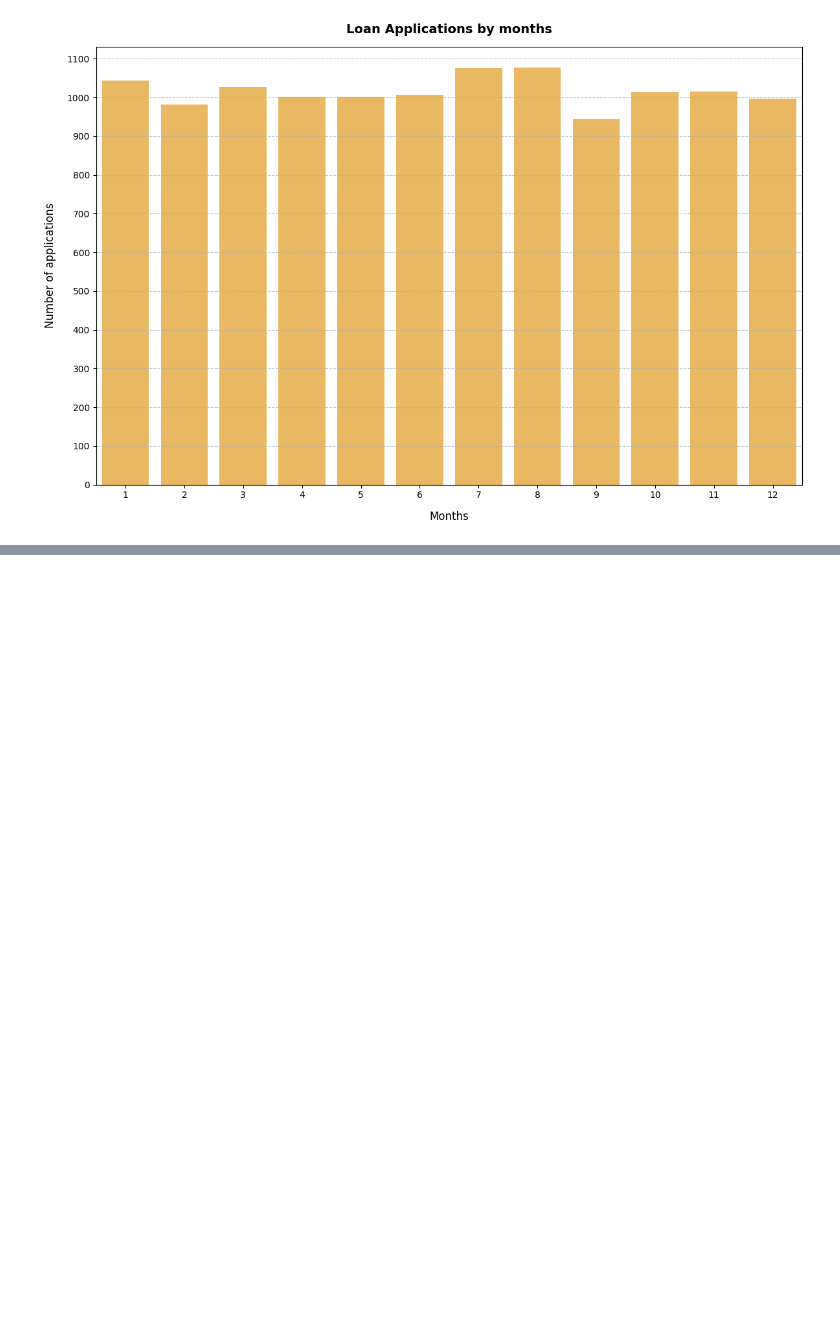
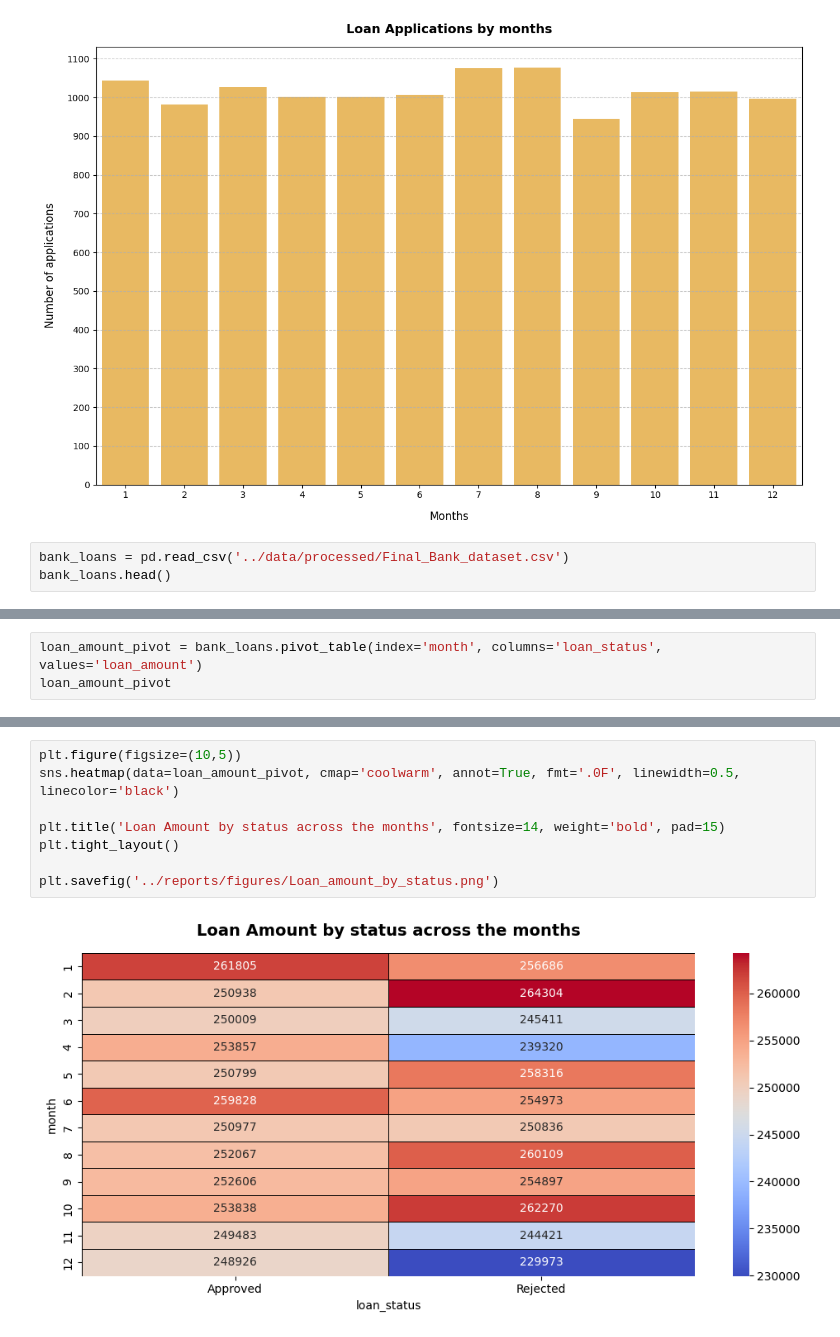
Before and after one commit to Hashim-baya/Data_Science, a Jupyter notebook: Bank Loan Dataset/notebooks/04_eda.ipynb, the cells around one changed output, grey strips where cells are left out. Drawn from its saved outputs; the diff is of its cells as text; blank space fills up the shorter version.

Commit message:
Data Visualization

```diff
--- a/Bank Loan Dataset/notebooks/04_eda.ipynb
+++ b/Bank Loan Dataset/notebooks/04_eda.ipynb
@@ -160,3 +160,6 @@ plt.tight_layout()
 plt.savefig('../reports/figures/Loan_Application_Months.png')
 # %% [output]
 [figure]
+# %%
+bank_loans = pd.read_csv('../data/processed/Final_Bank_dataset.csv')
+bank_loans.head()
@@ -162,0 +173,3 @@ plt.savefig('../reports/figures/Loan_Application_Months.png')
+# %%
+loan_amount_pivot = bank_loans.pivot_table(index='month', columns='loan_status', values='loan_amount')
+loan_amount_pivot
@@ -162,0 +191,10 @@ plt.savefig('../reports/figures/Loan_Application_Months.png')
+# %%
+plt.figure(figsize=(10,5))
+sns.heatmap(data=loan_amount_pivot, cmap='coolwarm', annot=True, fmt='.0F', linewidth=0.5, linecolor='black')
+
+plt.title('Loan Amount by status across the months', fontsize=14, weight='bold', pad=15)
+plt.tight_layout()
+
+plt.savefig('../reports/figures/Loan_amount_by_status.png')
+# %% [output]
+[figure, added]
```
Also changed, not shown: parts of 2 cells of this notebook, 3 other files.
